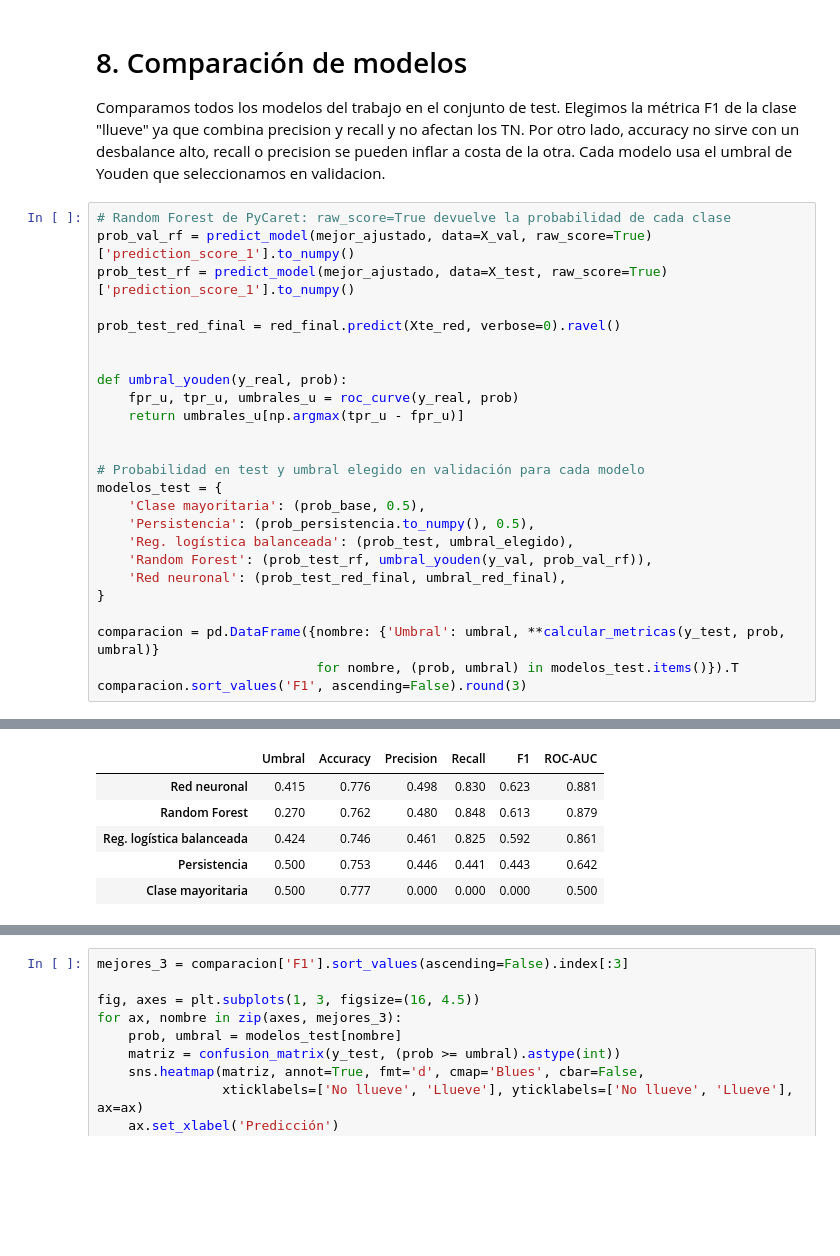
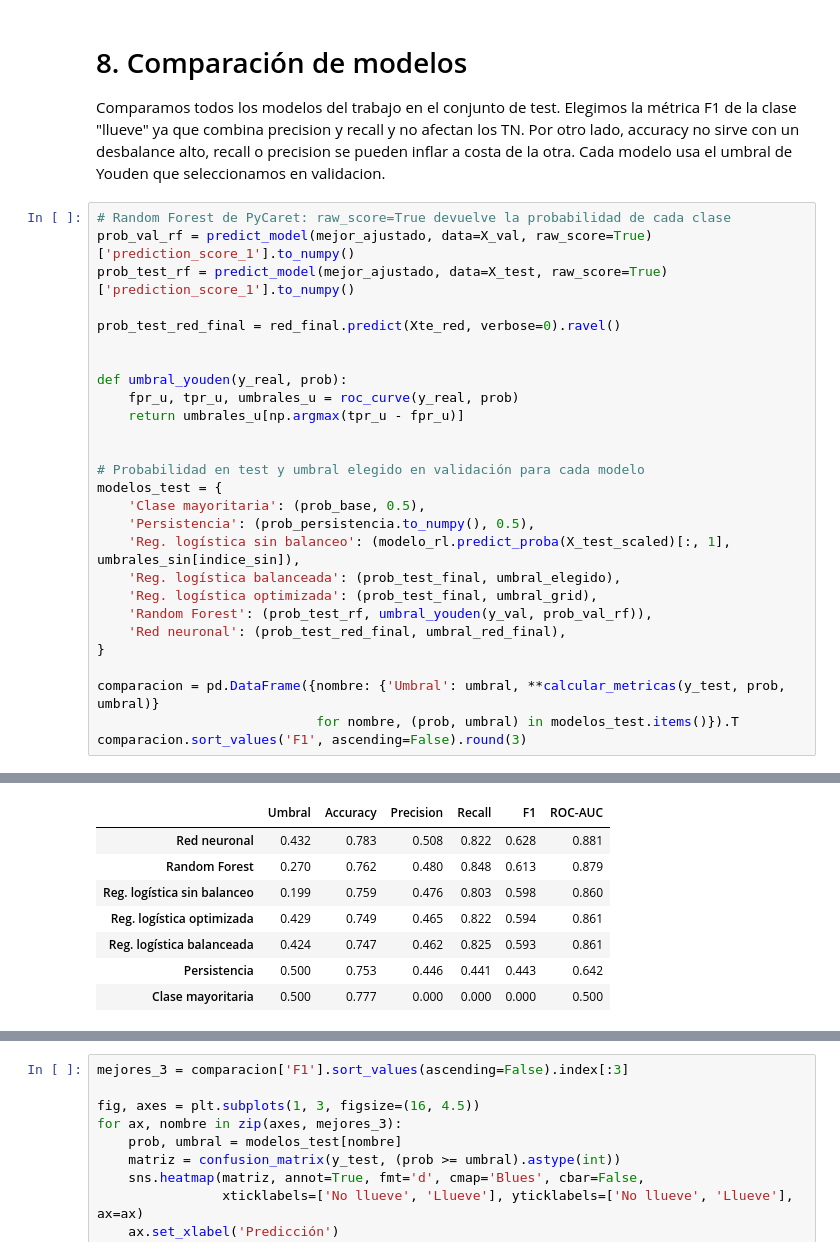
Before and after one commit to Guillerminav/TP_AA1_Arias_Bousono, a Jupyter notebook: TP_2/TP-clasificacion-AA1.ipynb, the cells around one changed output, grey strips where cells are left out. Cells and saved outputs as stored; diff of their text form; blank space fills up the shorter version.

```diff
--- a/TP_2/TP-clasificacion-AA1.ipynb
+++ b/TP_2/TP-clasificacion-AA1.ipynb
@@ -1501,34 +1520,38 @@ Cada modelo usa el umbral de Youden que seleccionamos en validacion.
 # %%
 # Random Forest de PyCaret: raw_score=True devuelve la probabilidad de cada clase
 prob_val_rf = predict_model(mejor_ajustado, data=X_val, raw_score=True)['prediction_score_1'].to_numpy()
 prob_test_rf = predict_model(mejor_ajustado, data=X_test, raw_score=True)['prediction_score_1'].to_numpy()
 
 prob_test_red_final = red_final.predict(Xte_red, verbose=0).ravel()
 
 
 def umbral_youden(y_real, prob):
     fpr_u, tpr_u, umbrales_u = roc_curve(y_real, prob)
     return umbrales_u[np.argmax(tpr_u - fpr_u)]
 
 
 # Probabilidad en test y umbral elegido en validación para cada modelo
 modelos_test = {
     'Clase mayoritaria': (prob_base, 0.5),
     'Persistencia': (prob_persistencia.to_numpy(), 0.5),
-    'Reg. logística balanceada': (prob_test, umbral_elegido),
+    'Reg. logística sin balanceo': (modelo_rl.predict_proba(X_test_scaled)[:, 1], umbrales_sin[indice_sin]),
+    'Reg. logística balanceada': (prob_test_final, umbral_elegido),
+    'Reg. logística optimizada': (prob_test_final, umbral_grid),
     'Random Forest': (prob_test_rf, umbral_youden(y_val, prob_val_rf)),
     'Red neuronal': (prob_test_red_final, umbral_red_final),
 }
 
 comparacion = pd.DataFrame({nombre: {'Umbral': umbral, **calcular_metricas(y_test, prob, umbral)}
                             for nombre, (prob, umbral) in modelos_test.items()}).T
 comparacion.sort_values('F1', ascending=False).round(3)
 # %% [output]
 [interactive output not drawn]
 [interactive output not drawn]
 |  | Umbral | Accuracy | Precision | Recall | F1 | ROC-AUC |
-| Red neuronal | 0.415 | 0.776 | 0.498 | 0.830 | 0.623 | 0.881 |
+| Red neuronal | 0.432 | 0.783 | 0.508 | 0.822 | 0.628 | 0.881 |
 | Random Forest | 0.270 | 0.762 | 0.480 | 0.848 | 0.613 | 0.879 |
-| Reg. logística balanceada | 0.424 | 0.746 | 0.461 | 0.825 | 0.592 | 0.861 |
+| Reg. logística sin balanceo | 0.199 | 0.759 | 0.476 | 0.803 | 0.598 | 0.860 |
+| Reg. logística optimizada | 0.429 | 0.749 | 0.465 | 0.822 | 0.594 | 0.861 |
+| Reg. logística balanceada | 0.424 | 0.747 | 0.462 | 0.825 | 0.593 | 0.861 |
 | Persistencia | 0.500 | 0.753 | 0.446 | 0.441 | 0.443 | 0.642 |
 | Clase mayoritaria | 0.500 | 0.777 | 0.000 | 0.000 | 0.000 | 0.500 |
```
Also changed, not shown: parts of 37 cells of this notebook, 7 other files.
